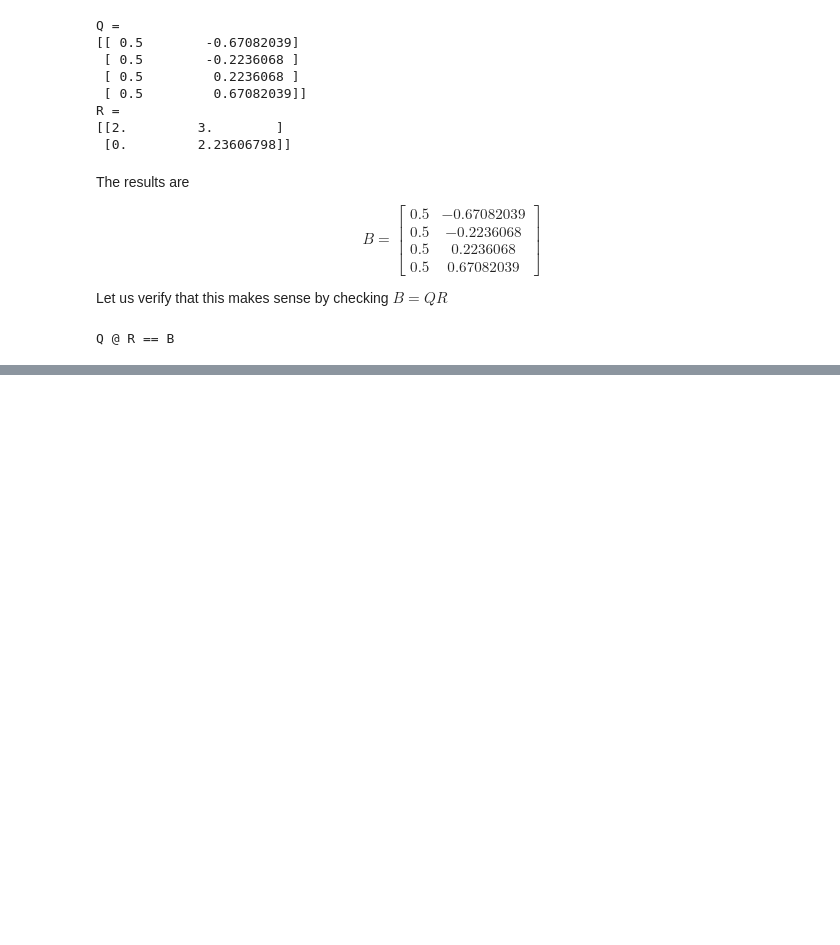
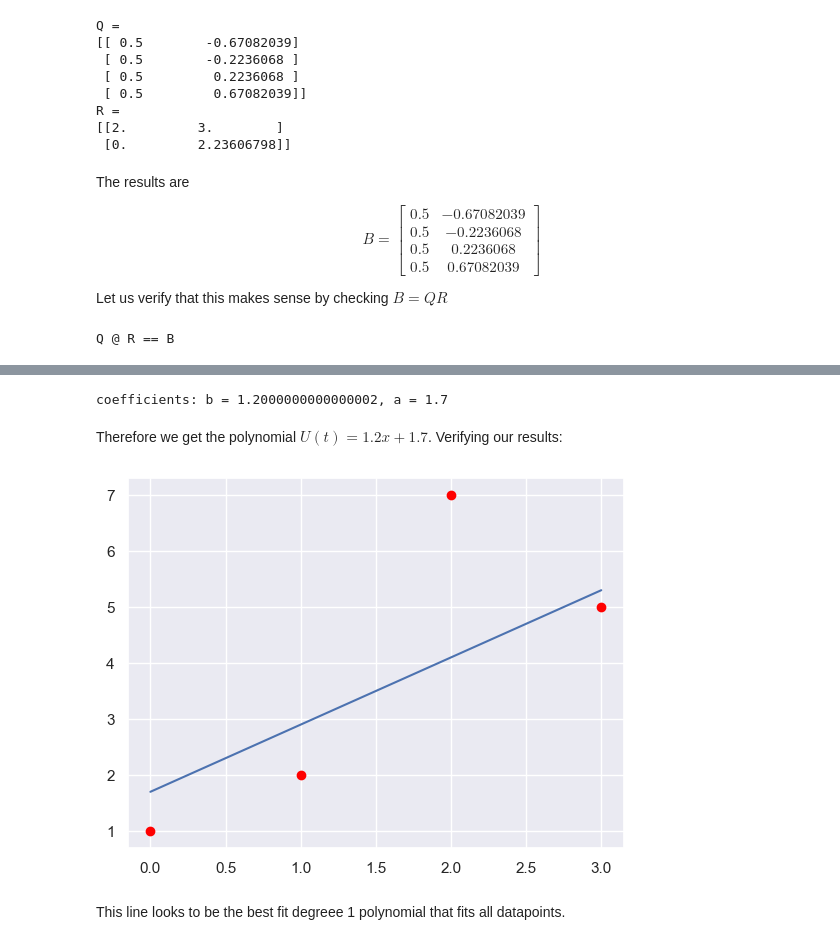
Before and after one commit to salomaestro/mat-2201-ma3, a Jupyter notebook: problem1.ipynb, the cells around one changed output, grey strips where cells are left out. Drawn from its saved outputs; the diff is of its cells as text; code cells hidden in the pictures; blank space fills up the shorter version.

```diff
--- a/problem1.ipynb
+++ b/problem1.ipynb
@@ -177,0 +179,18 @@ array([[ 0.5       , -0.67082039,  0.54772256],
+# %%
+x = np.linalg.inv(R) @ Q.T @ b
+
+print(f"coefficients: b = {x[0]}, a = {x[1]}")
+# %% [output]
+coefficients: b = 1.2000000000000002, a = 1.7
+# %% [markdown]
+Therefore we get the polynomial $U(t) = 1.2x + 1.7$. Verifying our results:
+# %%
+U = lambda t: x[0] * t + x[1]
+
+plt.scatter(t, y, color="red")
+plt.plot(t_arr, U(t_arr))
+plt.show()
+# %% [output]
+[figure, added]
+# %% [markdown]
+This line looks to be the best fit degreee 1 polynomial that fits all datapoints.
```
Also changed, not shown: parts of 5 cells of this notebook.
